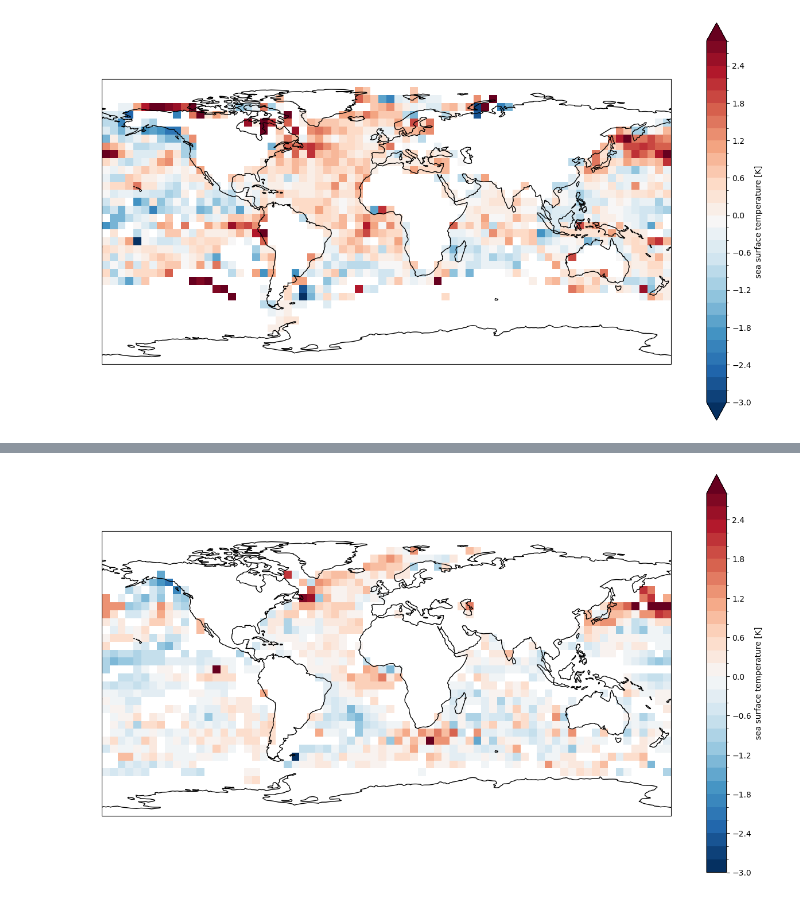
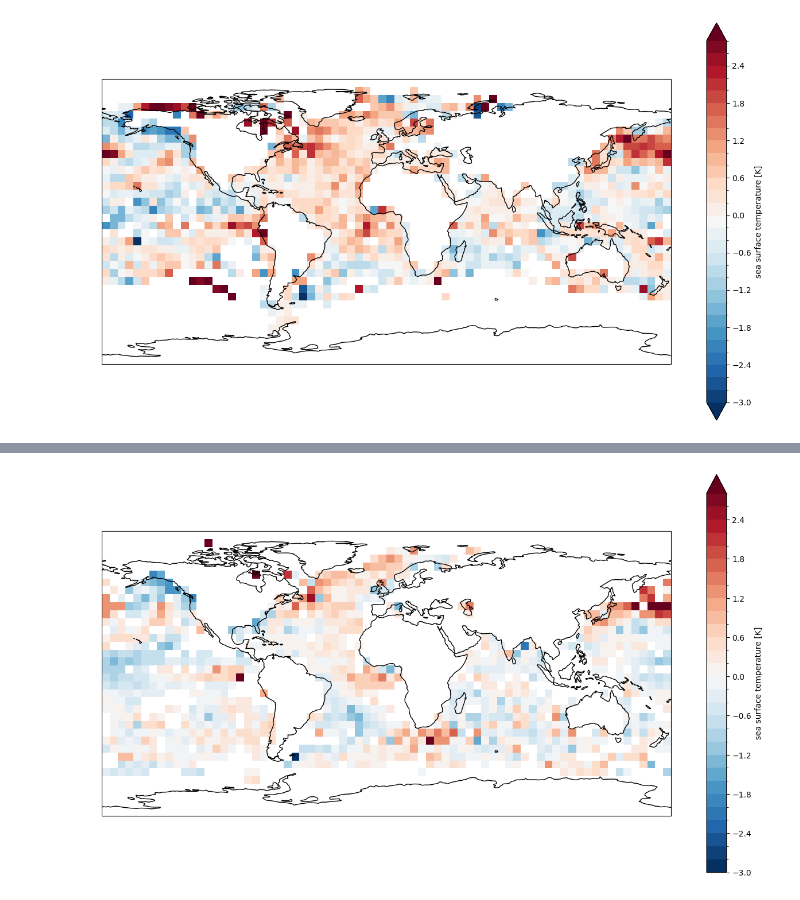
Before and after one commit to jjk-code-otter/open-ocean, a Jupyter notebook: notebooks/bias_estimation.ipynb, the cells around one changed output, grey strips where cells are left out. Drawn from its saved outputs; the diff is of its cells as text; code cells hidden in the pictures.

```diff
--- a/notebooks/bias_estimation.ipynb
+++ b/notebooks/bias_estimation.ipynb
@@ -67,6 +86,8 @@ ship_grid.plot_map_5x5()
 # %%
-selection = (quality >= 4) & (iquam.platform_type.values == 2)
+selection = (quality >= 4) & (
+        (iquam.platform_type.values == 2) | (iquam.platform_type.values == 3) | (iquam.platform_type.values == 4) | (iquam.platform_type.values == 6)
+)
 drifter_grid = grid_selection(iquam, selection, climatology, sampling_unc)
 drifter_grid.plot_map_5x5()
 # %% [output]
-[figure, old version]
+[figure, new version]
```
Also changed, not shown: parts of 15 cells of this notebook.
